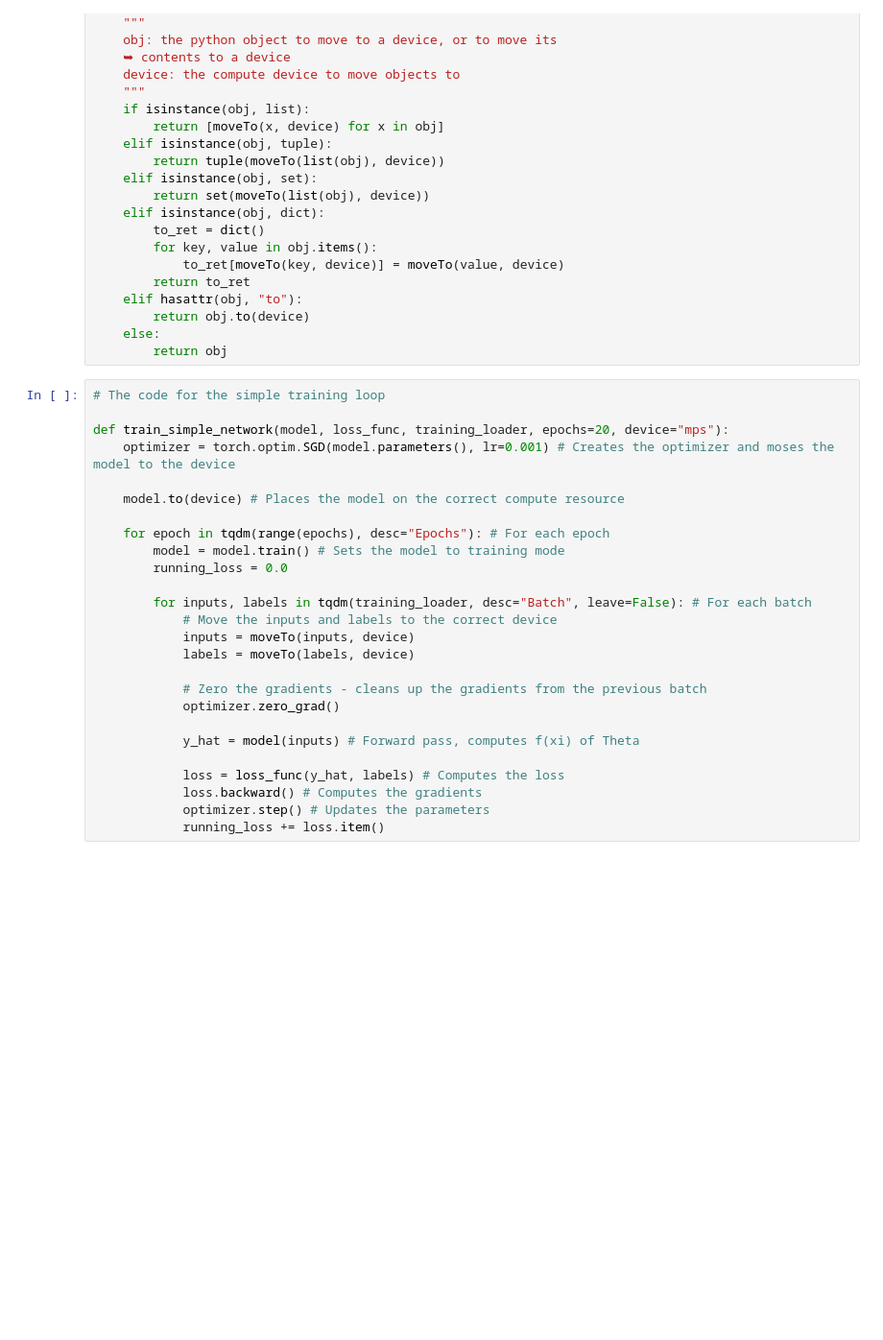
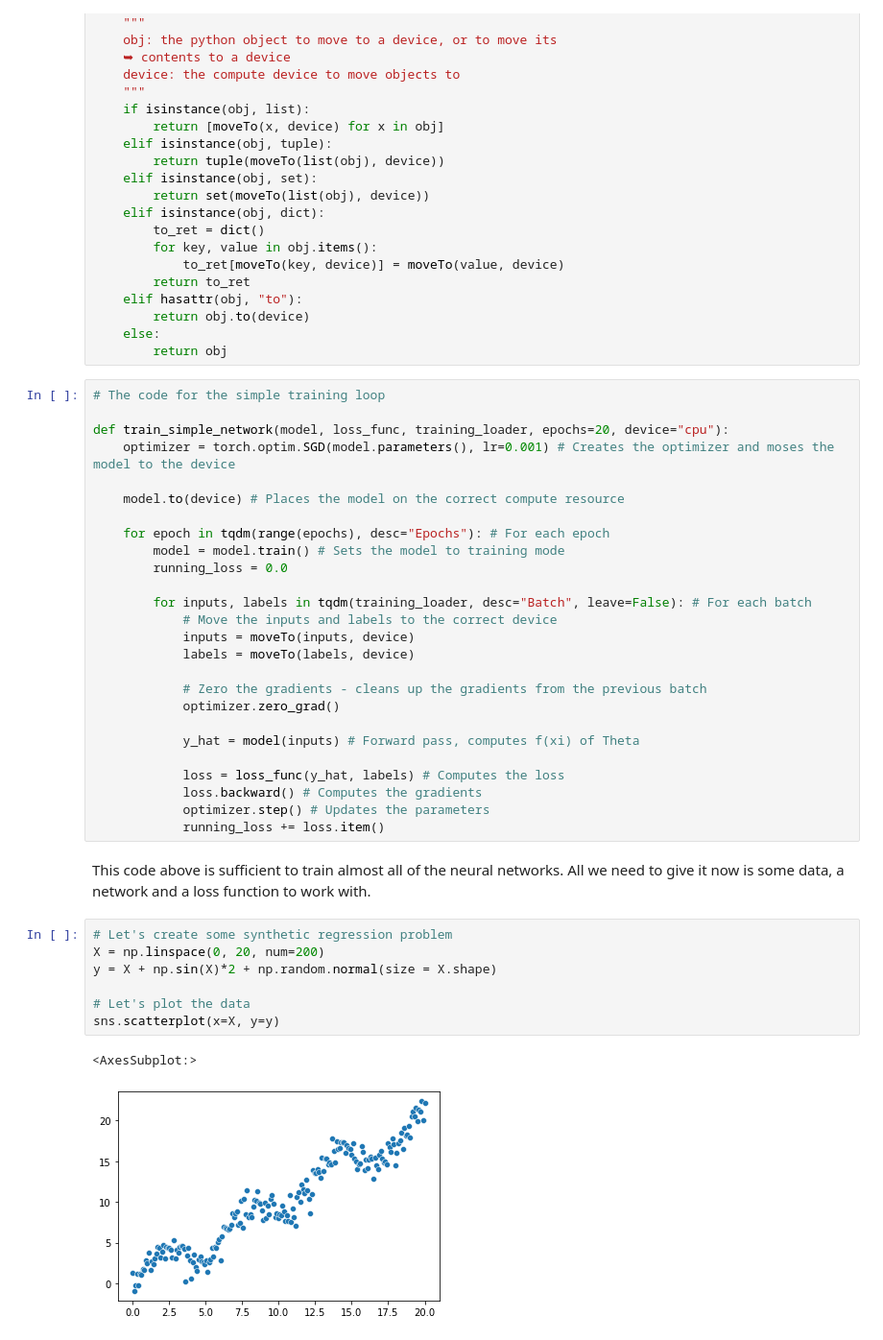
Before and after one commit to andreastgram/DL_Inner_Workings, a Jupyter notebook: fully_connected.ipynb, the cells around one changed output. Shown: that part at 96% size. Drawn from its saved outputs; the diff is of its cells as text; blank space fills up the shorter version.

```diff
--- a/fully_connected.ipynb
+++ b/fully_connected.ipynb
@@ -34,7 +37,7 @@ def moveTo(obj, device):
 # %%
 # The code for the simple training loop
 
-def train_simple_network(model, loss_func, training_loader, epochs=20, device="mps"):
+def train_simple_network(model, loss_func, training_loader, epochs=20, device="cpu"):
     optimizer = torch.optim.SGD(model.parameters(), lr=0.001) # Creates the optimizer and moses the model to the device
 
     model.to(device) # Places the model on the correct compute resource
@@ -57,3 +60,15 @@ def train_simple_network(model, loss_func, training_loader, epochs=20, device="m
             loss.backward() # Computes the gradients
             optimizer.step() # Updates the parameters
             running_loss += loss.item()
+# %% [markdown]
+This code above is sufficient to train almost all of the neural networks. All we need to give it now is some data, a network and a loss function to work with.
+# %%
+# Let's create some synthetic regression problem
+X = np.linspace(0, 20, num=200)
+y = X + np.sin(X)*2 + np.random.normal(size = X.shape)
+
+# Let's plot the data
+sns.scatterplot(x=X, y=y)
+# %% [output]
+<AxesSubplot:>
+[figure, added]
```
Also changed, not shown: parts of 10 cells of this notebook.
